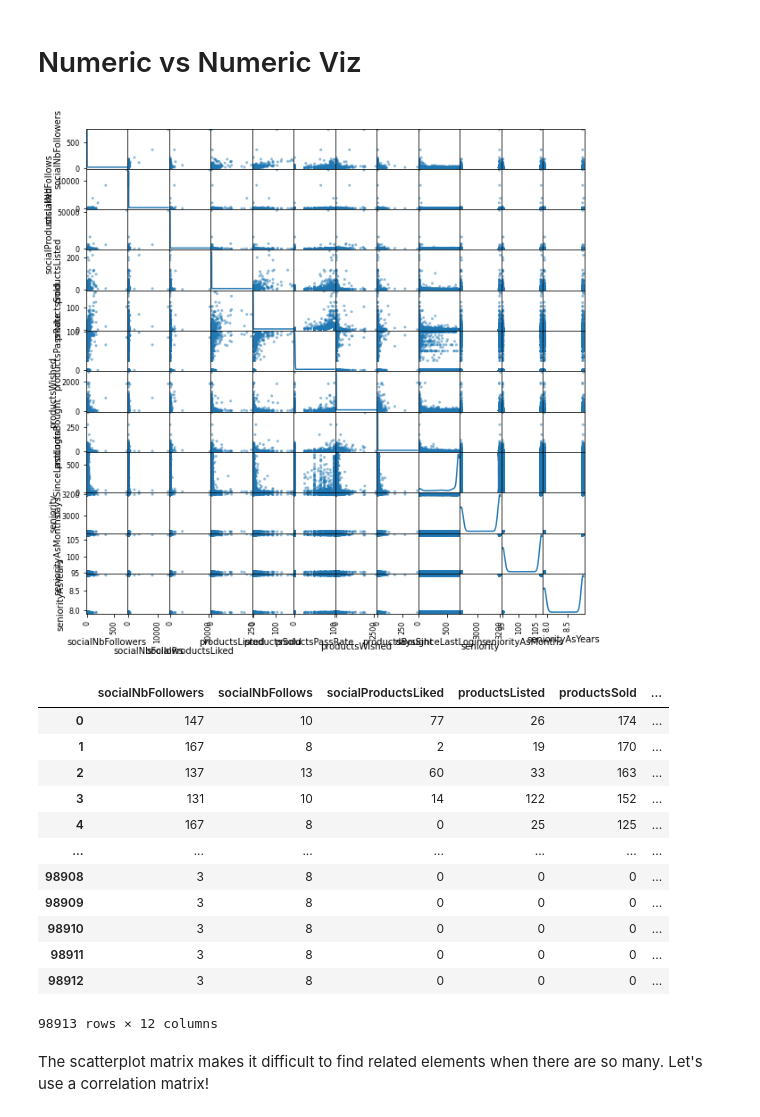
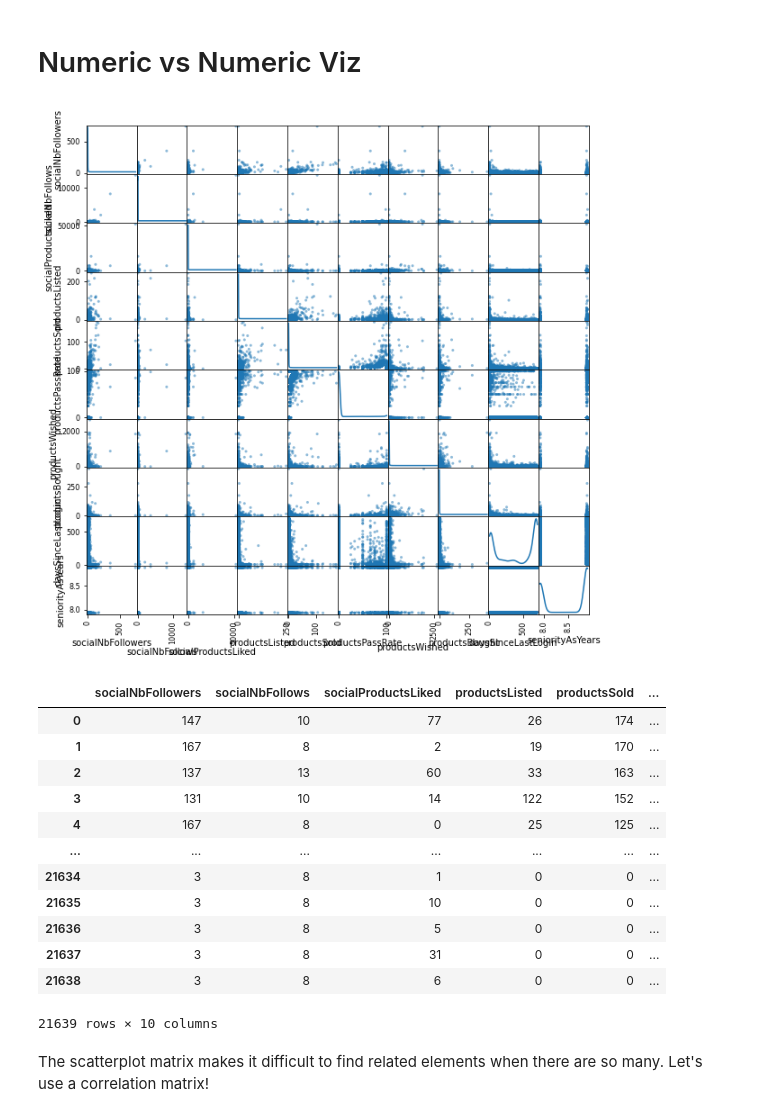
Before and after one commit to jon-ayala/JONATHANAYALA-CAPSTONE4, a Jupyter notebook: cap4.ipynb, the cells around one changed output. Cells and saved outputs as stored; diff of their text form; code cells hidden in the pictures.

Commit message:
Add active users dataset

```diff
--- a/cap4.ipynb
+++ b/cap4.ipynb
@@ -278,12 +268,12 @@ Excluding users['identifierHash'] as it hugely skews visualizations, and serves
 # %%
-u_numeric_vars = ['socialNbFollowers', 'socialNbFollows',
+# Excluding identifierHash, as an identifier won't have any particular relevance to analysis.
+ac_numeric_vars = ['socialNbFollowers', 'socialNbFollows',
                   'socialProductsLiked', 'productsListed', 'productsSold',
                   'productsPassRate', 'productsWished', 'productsBought',
-                   'daysSinceLastLogin', 'seniority', 'seniorityAsMonths', 'seniorityAsYears']
+                   'daysSinceLastLogin', 'seniorityAsYears']
 
-u_categorical_vars = ['eng_country', 'language', 'gender',
-                      'civilityGenderId', 'civilityTitle', 'hasAnyApp',
-                      'hasAndroidApp', 'hasIosApp', 'hasProfilePicture', 'countryCode']
+ac_categorical_vars = ['eng_country', 'language', 'gender',
+                      'hasAnyApp','hasAndroidApp', 'hasIosApp', 'hasProfilePicture']
 # %%
 # Histograms
 # sns.set(rc={'figure.figsize': (16,3)})
@@ -324,16 +314,16 @@ plt.tight_layout()
 # %%
 # Scatterplot matrix
 from pandas.plotting import scatter_matrix
 fig, ax = plt.subplots(1, 1, figsize=(10, 10))
-ax = scatter_matrix(users[u_numeric_vars], ax=ax, diagonal='kde')
+ax = scatter_matrix(active_clean[ac_numeric_vars], ax=ax, diagonal='kde')
 # %% [output]
-[figure, old version]
+[figure, new version]
 # %%
 # Creating new df w/ only the numerical vars
-num_df = users[['socialNbFollowers', 'socialNbFollows',
+num_df = active_clean[['socialNbFollowers', 'socialNbFollows',
                   'socialProductsLiked', 'productsListed', 'productsSold',
                   'productsPassRate', 'productsWished', 'productsBought',
-                   'daysSinceLastLogin', 'seniority', 'seniorityAsMonths', 'seniorityAsYears']]
+                   'daysSinceLastLogin', 'seniorityAsYears']]
 num_df
 # %% [output]
 |  | socialNbFollowers | socialNbFollows | socialProductsLiked | productsListed | productsSold | ... |
@@ -343,12 +333,12 @@ num_df
 | 3 | 131 | 10 | 14 | 122 | 152 | ... |
 | 4 | 167 | 8 | 0 | 25 | 125 | ... |
 | ... | ... | ... | ... | ... | ... | ... |
-| 98908 | 3 | 8 | 0 | 0 | 0 | ... |
-| 98909 | 3 | 8 | 0 | 0 | 0 | ... |
-| 98910 | 3 | 8 | 0 | 0 | 0 | ... |
-| 98911 | 3 | 8 | 0 | 0 | 0 | ... |
-| 98912 | 3 | 8 | 0 | 0 | 0 | ... |
+| 21634 | 3 | 8 | 1 | 0 | 0 | ... |
+| 21635 | 3 | 8 | 10 | 0 | 0 | ... |
+| 21636 | 3 | 8 | 5 | 0 | 0 | ... |
+| 21637 | 3 | 8 | 31 | 0 | 0 | ... |
+| 21638 | 3 | 8 | 6 | 0 | 0 | ... |
-98913 rows × 12 columns
+21639 rows × 10 columns
 # %% [markdown]
 The scatterplot matrix makes it difficult to find related elements when there are so many. Let's use a correlation matrix!
 # %%
```
Also changed, not shown: parts of 37 cells of this notebook, 1 other file.
